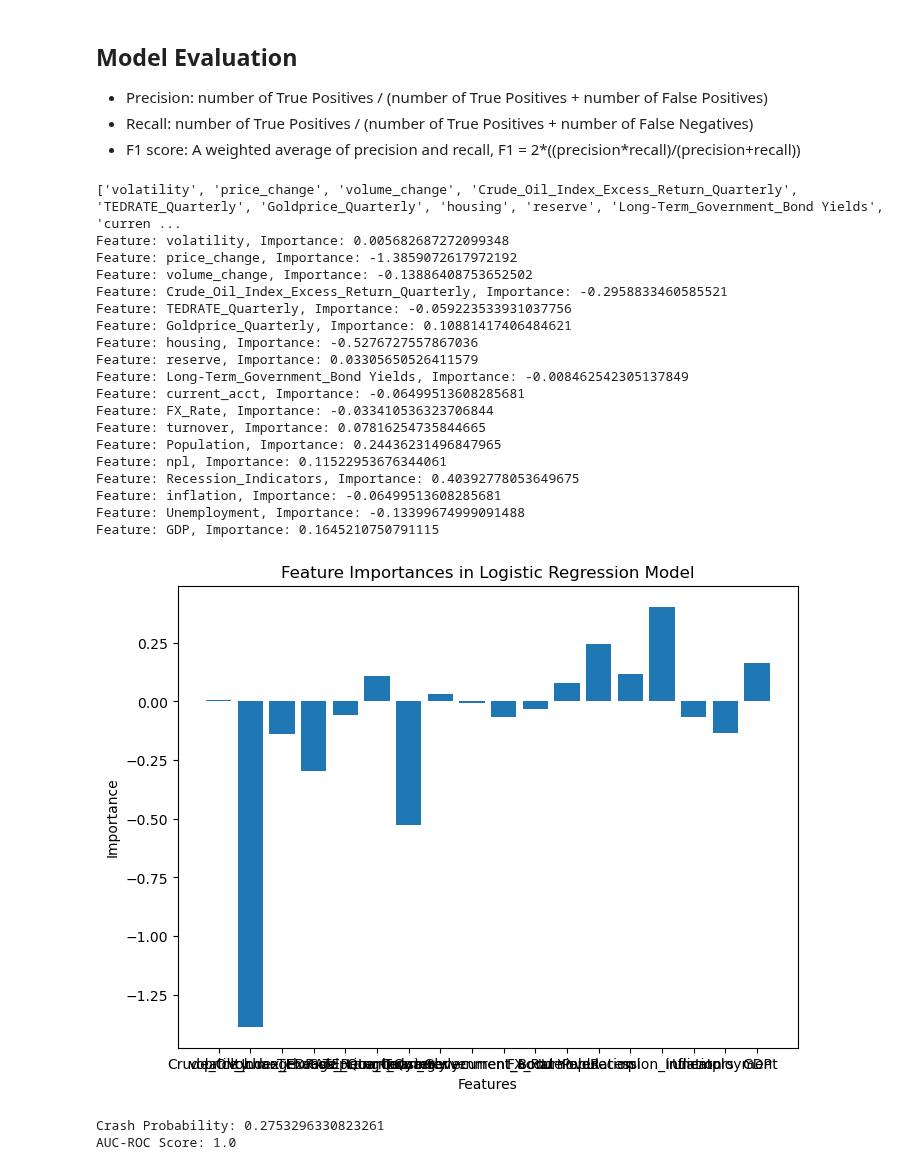
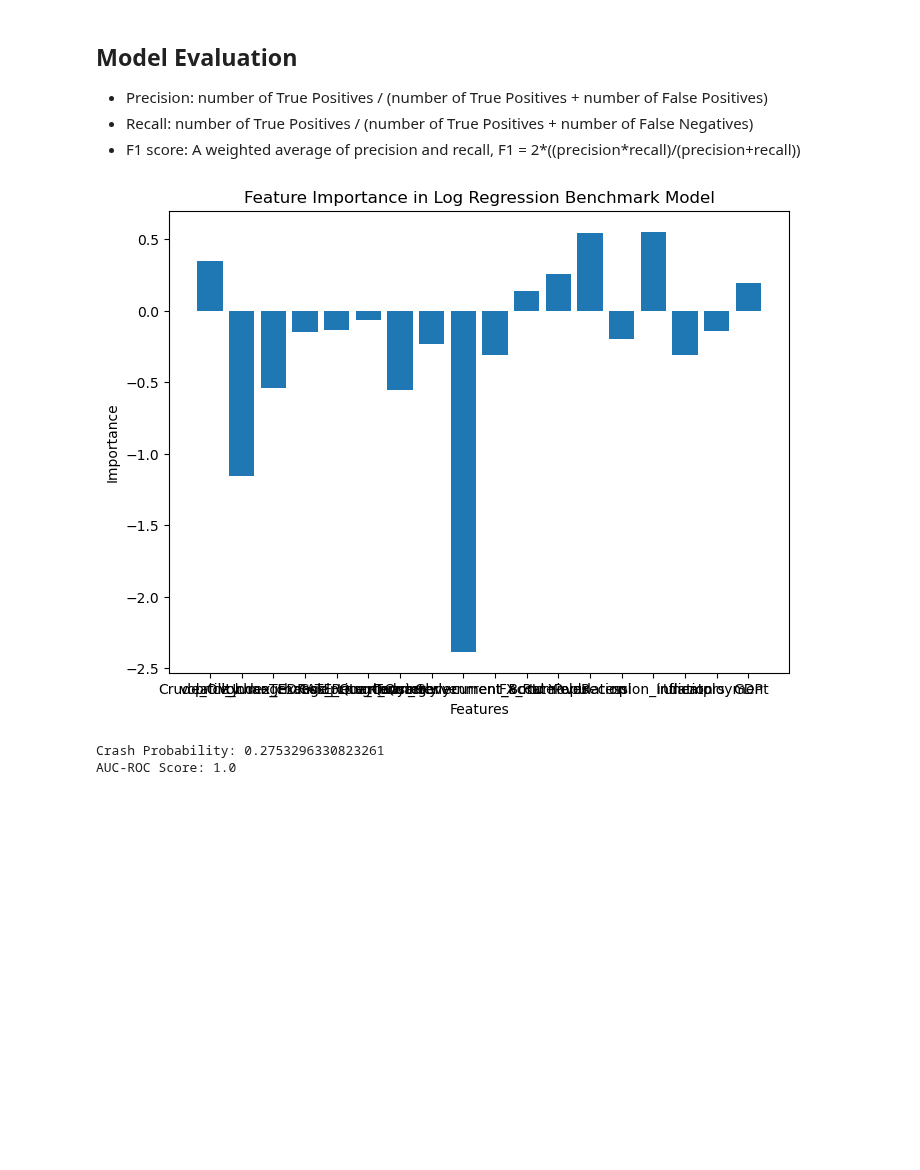
Before and after one commit to nicockt/fyp-2024, a Jupyter notebook: models/Log Regression_features.ipynb, the cells around one changed output. Cells and saved outputs as stored; diff of their text form; code cells hidden in the pictures; blank space fills up the shorter version.

```diff
--- a/models/Log Regression_features.ipynb
+++ b/models/Log Regression_features.ipynb
@@ -270,43 +270,10 @@ evaluation_df
 # %%
 # TODO: python function for plotting Importance, AUC-ROC
 # %%
-feature_names = list(X_train.columns)
-print(feature_names)
-# Determine non-numeric attribute names
-for feature in feature_names:
-    X_train[feature] = X_train[feature].astype('float64')
-
-feature_importance = model.coef_[0]
-for name, importance in zip(feature_names, feature_importance):
-    print(f"Feature: {name}, Importance: {importance}")
-
-plt.figure(figsize=(8, 6))
-plt.bar(feature_names, feature_importance)
-plt.title('Feature Importances in Logistic Regression Model')
-plt.xlabel('Features')
-plt.ylabel('Importance')
-plt.show()
+model_name = "Log Regression Benchmark"
+plot_feature_importances(evaluation_df, model_name)
 # %% [output]
-['volatility', 'price_change', 'volume_change', 'Crude_Oil_Index_Excess_Return_Quarterly', 'TEDRATE_Quarterly', 'Goldprice_Quarterly', 'housing', 'reserve', 'Long-Term_Government_Bond Yields', 'curren ...
-Feature: volatility, Importance: 0.005682687272099348
-Feature: price_change, Importance: -1.3859072617972192
-Feature: volume_change, Importance: -0.13886408753652502
-Feature: Crude_Oil_Index_Excess_Return_Quarterly, Importance: -0.2958833460585521
-Feature: TEDRATE_Quarterly, Importance: -0.059223533931037756
-Feature: Goldprice_Quarterly, Importance: 0.10881417406484621
-Feature: housing, Importance: -0.5276727557867036
-Feature: reserve, Importance: 0.03305650526411579
-Feature: Long-Term_Government_Bond Yields, Importance: -0.008462542305137849
-Feature: current_acct, Importance: -0.06499513608285681
-Feature: FX_Rate, Importance: -0.033410536323706844
-Feature: turnover, Importance: 0.07816254735844665
-Feature: Population, Importance: 0.24436231496847965
-Feature: npl, Importance: 0.11522953676344061
-Feature: Recession_Indicators, Importance: 0.40392778053649675
-Feature: inflation, Importance: -0.06499513608285681
-Feature: Unemployment, Importance: -0.13399674999091488
-Feature: GDP, Importance: 0.1645210750791115
-[figure, old version]
+[figure, new version]
 # %%
 #Prediction Result
 y_prob = model.predict_proba(X_test)
```
Also changed, not shown: parts of 2 cells of this notebook, 1 other file.
